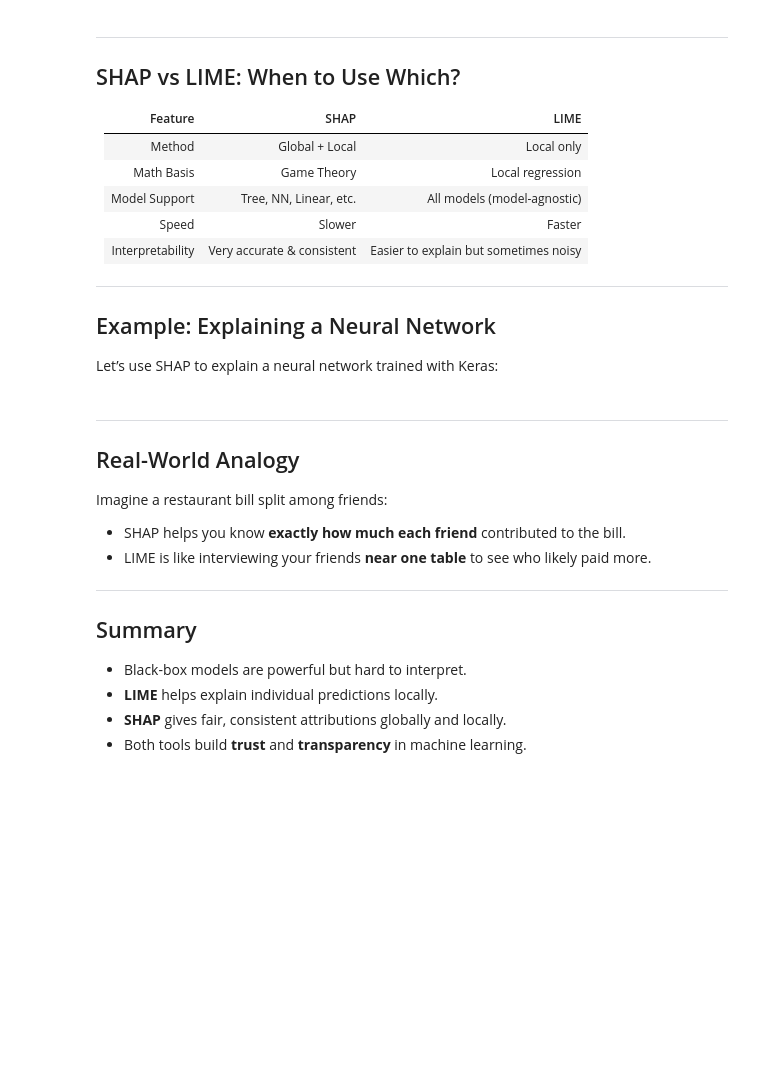
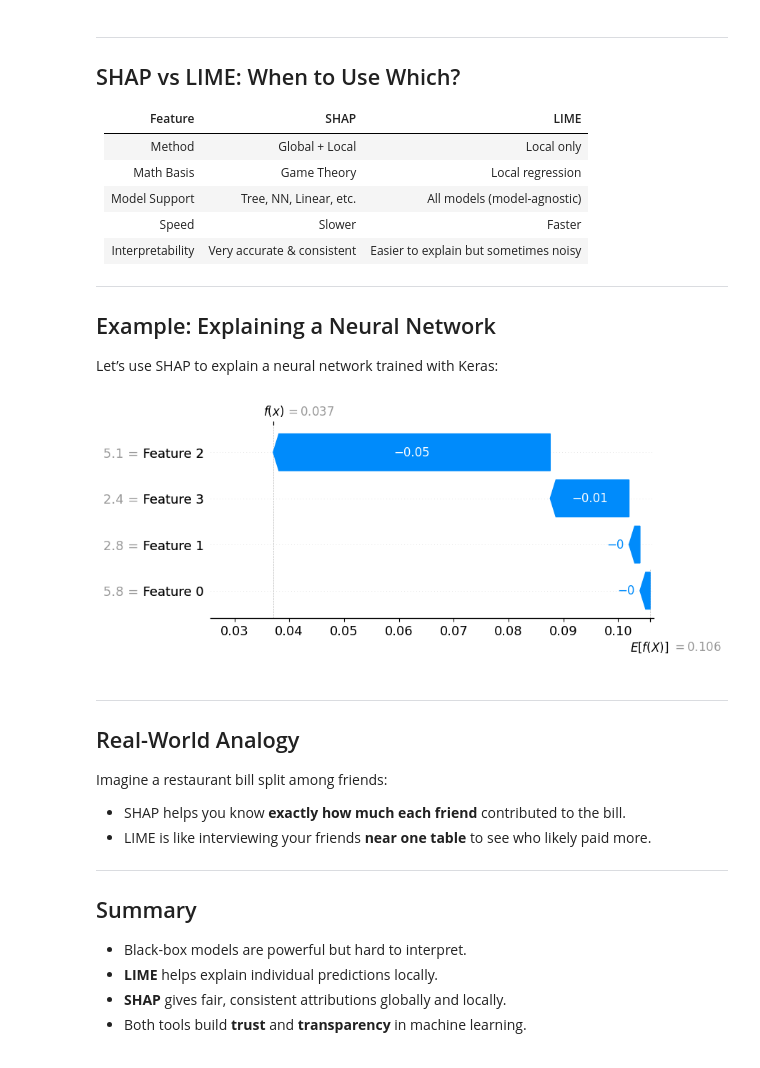
Before and after one commit to ms-tutorials/ds-lessons, a Jupyter notebook: phase-4/6. Machine Learning Interpretability.ipynb, the cells around one changed output. Cells and saved outputs as stored; diff of their text form; code cells hidden in the pictures; blank space fills up the shorter version.

```diff
--- a/phase-4/6. Machine Learning Interpretability.ipynb
+++ b/phase-4/6. Machine Learning Interpretability.ipynb
@@ -339,29 +362,30 @@ shap.plots.scatter(shap_values[:, "petal length"])
 
 Let’s use SHAP to explain a neural network trained with Keras:
 # %%
-import shap
 import tensorflow as tf
 from sklearn.datasets import load_iris
 from sklearn.model_selection import train_test_split
 
 # Load data
 X, y = load_iris(return_X_y=True)
 X_train, X_test, y_train, y_test = train_test_split(X, y, random_state=0)
 
 # Define a simple neural network
 model = tf.keras.Sequential([
     tf.keras.layers.Dense(10, activation='relu', input_shape=(4,)),
     tf.keras.layers.Dense(3, activation='softmax')
 ])
 model.compile(optimizer='adam', loss='sparse_categorical_crossentropy', metrics=['accuracy'])
 model.fit(X_train, y_train, epochs=10, verbose=0)
 
 # Explain using SHAP
 explainer = shap.Explainer(model, X_train)
 shap_values = explainer(X_test)
 
 # Plot
-shap.plots.waterfall(shap_values[0])
+shap.plots.waterfall(shap_values[0][:, 1])
+# %% [output]
+[figure, added]
 # %% [markdown]
 ---
 
```
Also changed, not shown: parts of 7 cells of this notebook, 7 other files.
